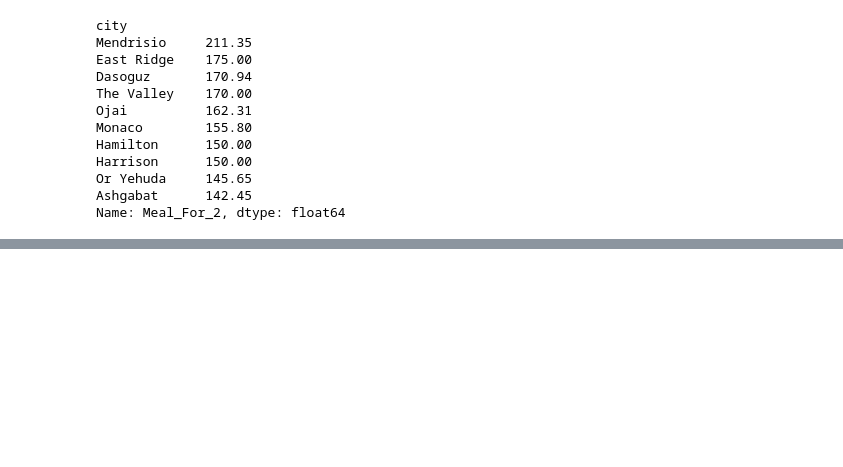
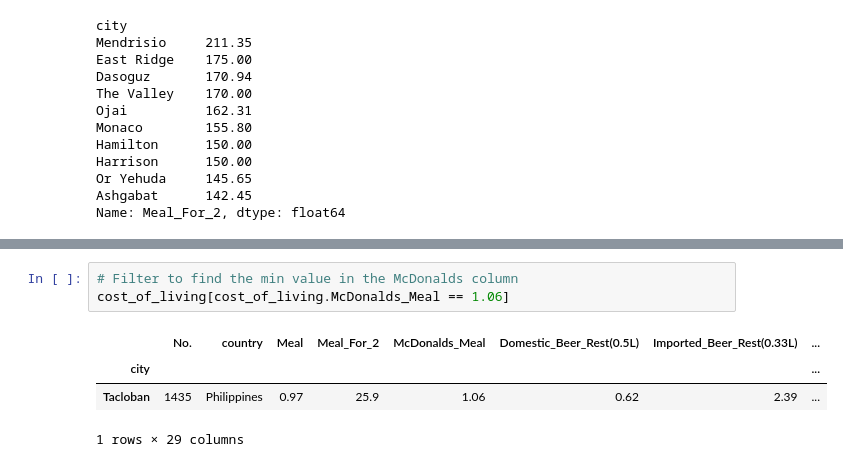
Before and after one commit to Reed-Carter/Global-Cost-of-Living, a Jupyter notebook: phil-project.ipynb, the cells around one changed output, grey strips where cells are left out. Cells and saved outputs as stored; diff of their text form; blank space fills up the shorter version.

```diff
--- a/phil-project.ipynb
+++ b/phil-project.ipynb
@@ -230,0 +248,8 @@ Name: Meal_For_2, dtype: float64
+# %%
+# Filter to find the min value in the McDonalds column
+cost_of_living[cost_of_living.McDonalds_Meal == 1.06]
+# %% [output]
+|  | No. | country | Meal | Meal_For_2 | McDonalds_Meal | Domestic_Beer_Rest(0.5L) | Imported_Beer_Rest(0.33L) | ... |
+| city |  |  |  |  |  |  |  | ... |
+| Tacloban | 1435 | Philippines | 0.97 | 25.9 | 1.06 | 0.62 | 2.39 | ... |
+1 rows × 29 columns
```
Also changed, not shown: parts of 4 cells of this notebook.
